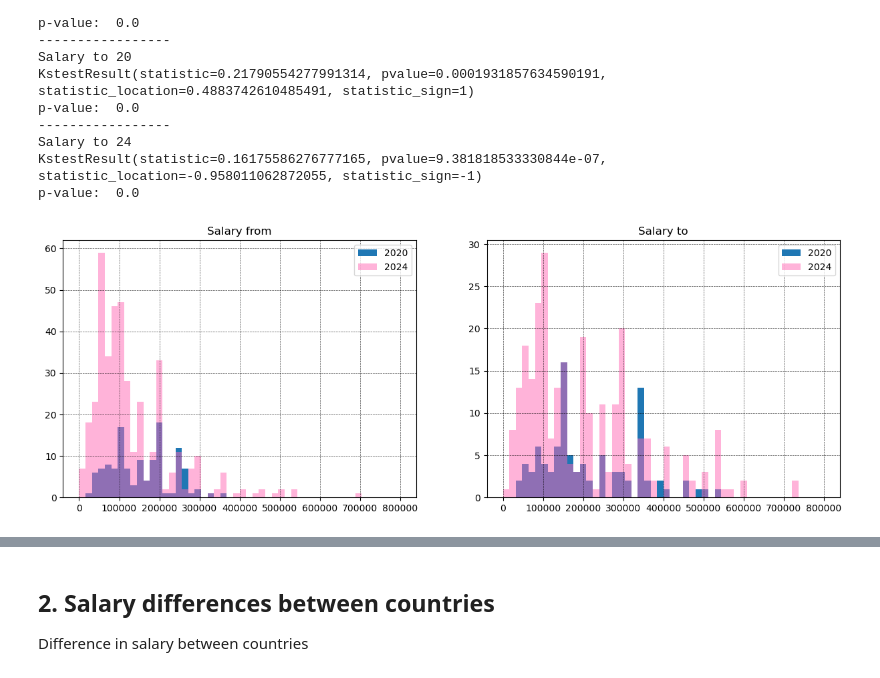
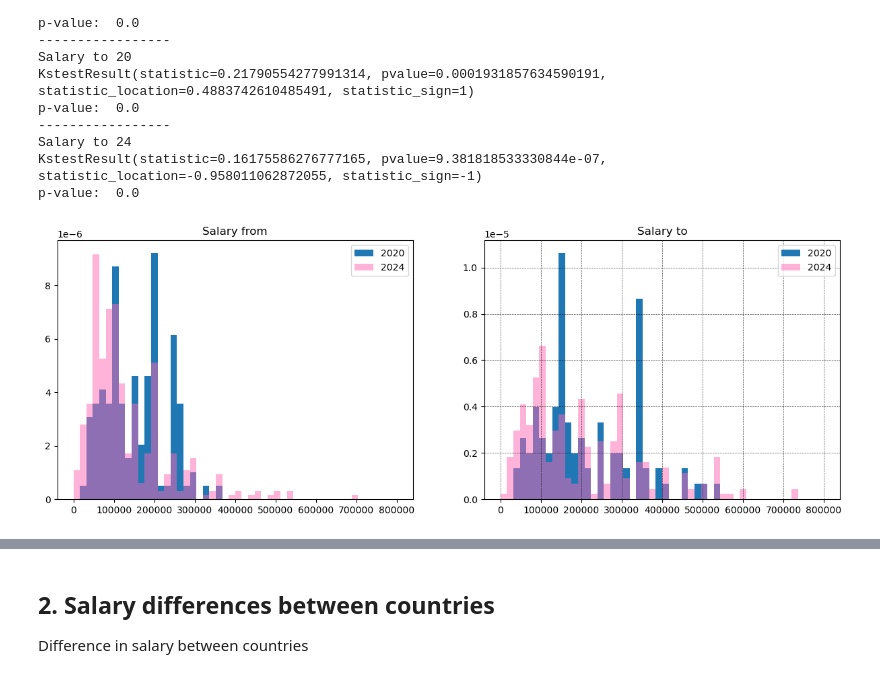
Before and after one commit to sashhhaka/HH-VacancyAnalysis, a Jupyter notebook: exploring.ipynb, the cells around one changed output, grey strips where cells are left out. Saved outputs shown, nothing was run; the diff lists cells and outputs as text; code cells hidden in the pictures.

Commit message:
hist normalization

```diff
--- a/exploring.ipynb
+++ b/exploring.ipynb
@@ -342,25 +319,42 @@ p-value:  0.0
 # %%
 # put from and to salaries into one hist
+# TODO: how to normalize the data?
 import matplotlib.pyplot as plt
 
 
 fig, ax = plt.subplots(1, 2, figsize=(15, 5))
 
-ax[0].hist(df20_sal_from['salary_from'], bins=50, range=(0, 800000))
-ax[0].hist(df24_sal_from['salary_from'], bins=50, range=(0, 800000), alpha=0.5, color='hotpink')
+ax[0].hist(df20_sal_from['salary_from'], bins=50, range=(0, 800000), density=True)
+ax[0].hist(df24_sal_from['salary_from'], bins=50, range=(0, 800000), alpha=0.5, color='hotpink', density=True)
 ax[0].set_title('Salary from')
 ax[0].legend(['2020', '2024'])
 # set a grid
-ax[0].grid(True, linestyle='--', linewidth=0.5, color='black', alpha=0.7)
+# ax[0].grid(True, linestyle='--', linewidth=0.5, color='black', alpha=0.7)
 # set colormap
 
-ax[1].hist(df20_sal_to['salary_to'], bins=50, range=(0, 800000))
-ax[1].hist(df24_sal_to['salary_to'], bins=50, range=(0, 800000), alpha=0.5, color='hotpink')
+ax[1].hist(df20_sal_to['salary_to'], bins=50, range=(0, 800000), density=True)
+ax[1].hist(df24_sal_to['salary_to'], bins=50, range=(0, 800000), alpha=0.5, color='hotpink', density=True)
 ax[1].set_title('Salary to')
 ax[1].legend(['2020', '2024'])
 ax[1].grid(True, linestyle='--', linewidth=0.5, color='black', alpha=0.7)
+# make the same grid size for both plots
+
+#
+#
+# #
+#
+# n, bins, patches = ax[0].hist([df20_sal_from['salary_from'], df24_sal_from['salary_from']], bins=50, range=(0, 800000), alpha=0.5, color=['blue', 'hotpink'], stacked=True, density=True)
+# ax[0].set_title('Salary from')
+# ax[0].legend(['2020', '2024'])
+# ax[0].grid(True, linestyle='--', linewidth=0.5, color='black', alpha=0.7)
+#
+# n, bins, patches = ax[1].hist([df20_sal_to['salary_to'], df24_sal_to['salary_to']], bins=50, range=(0, 800000), alpha=0.5, color=['blue', 'hotpink'], stacked=True)
+# ax[1].set_title('Salary to')
+# ax[1].legend(['2020', '2024'])
+# ax[1].grid(True, linestyle='--', linewidth=0.5, color='black', alpha=0.7)
+#
 
 
 plt.show()
 # %% [output]
-[figure, old version]
+[figure, new version]
```
Also changed, not shown: parts of 8 cells of this notebook.
